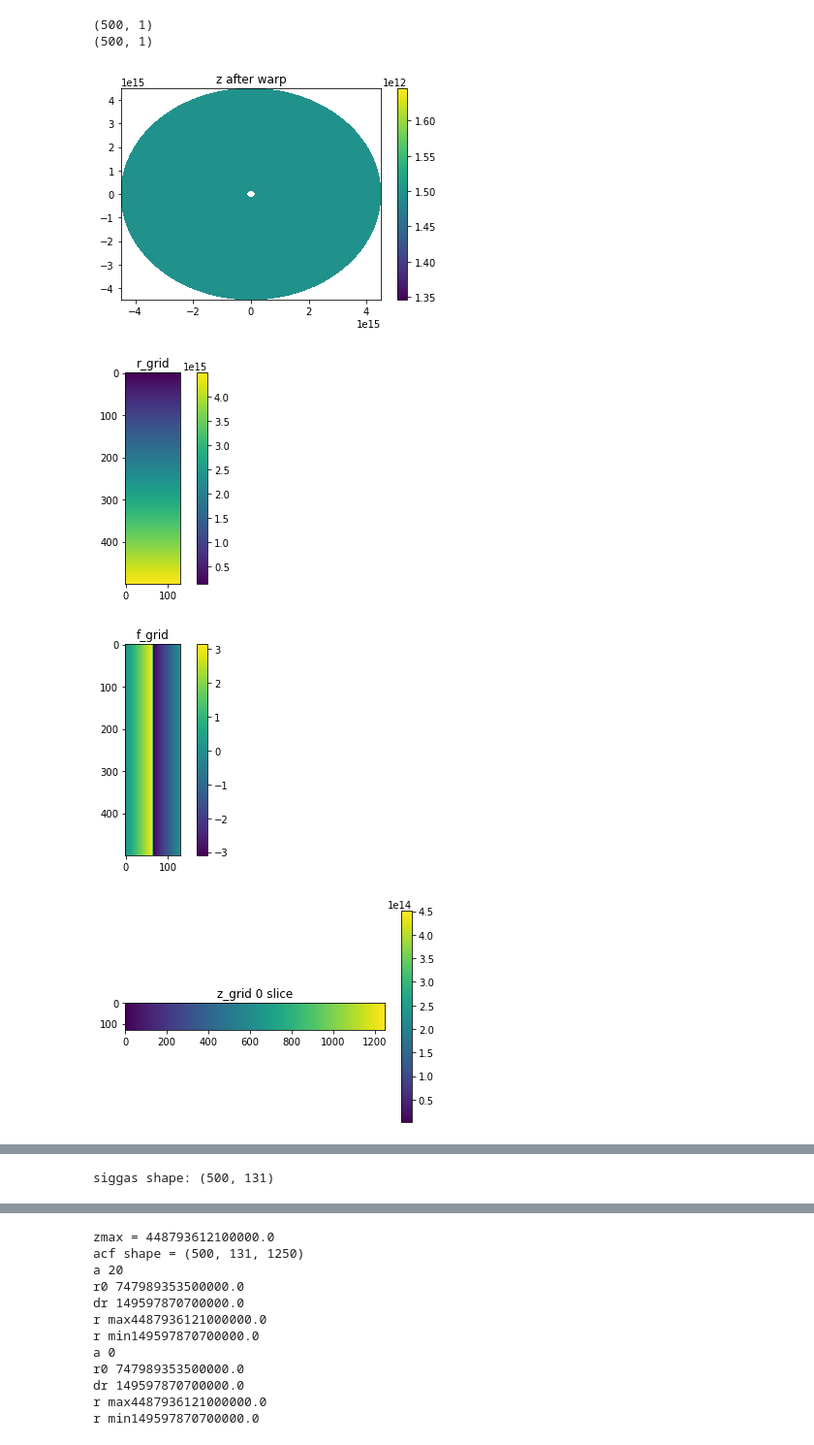
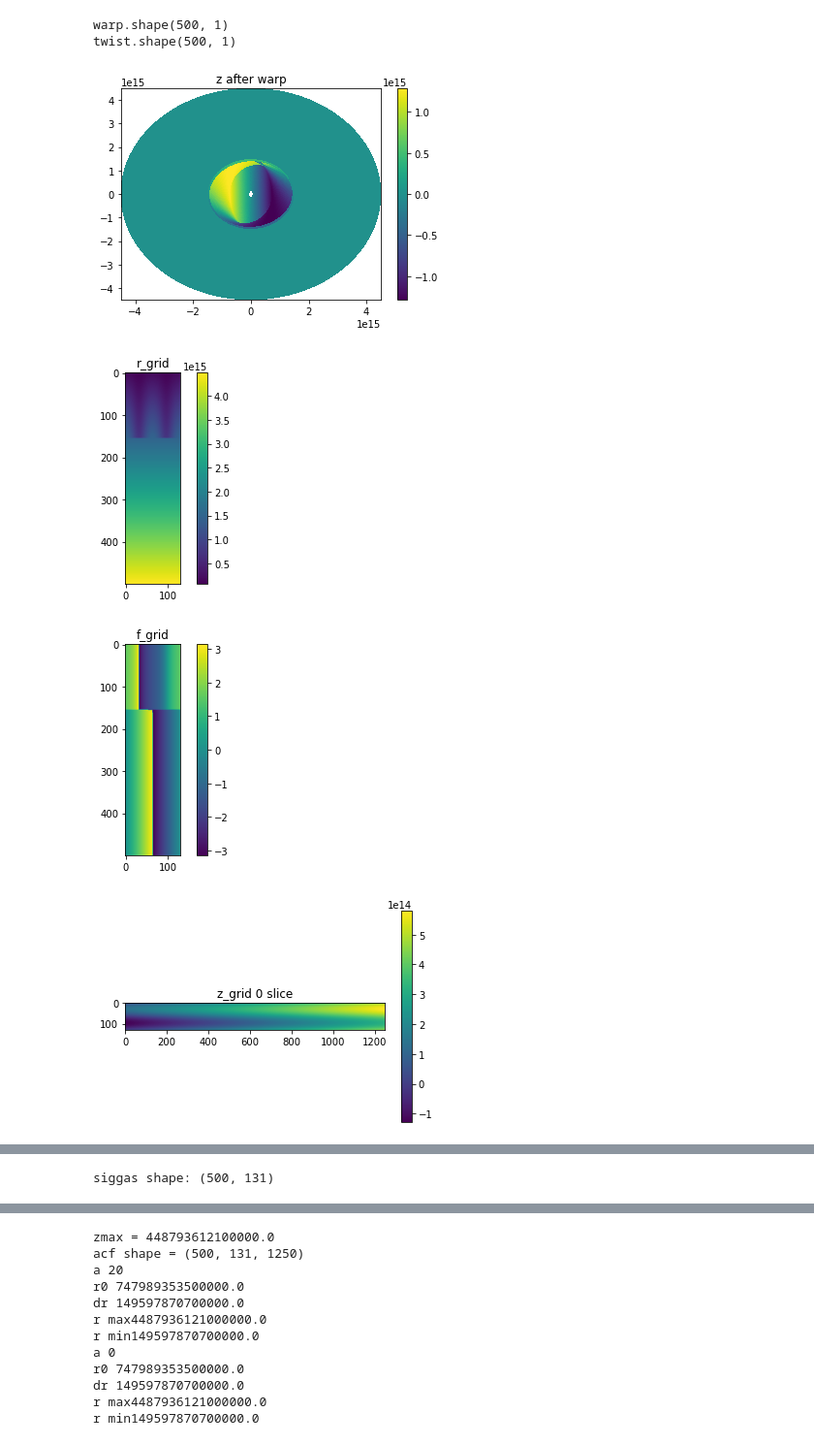
Before and after one commit to theochawla/49ceti_warpmodel, a Jupyter notebook: Warp/testing_code.ipynb, the cells around one changed output, grey strips where cells are left out. Shown at 97% size. Saved outputs shown, nothing was run; the diff lists cells and outputs as text; code cells hidden in the pictures.

Commit message:
warp: testing 3d input and ouputs

```diff
--- a/Warp/testing_code.ipynb
+++ b/Warp/testing_code.ipynb
@@ -6,5 +29,5 @@ import numpy as np
 # %%
-y=mine.Disk(Tmid0=14, sigbound=[1e-3,np.inf],zmax=30, McoG=1e-4, Aout=300.,incl=85, w_i=0, w_r0=0,w_dr=10,w_pa=0)
+y=mine.Disk(Tmid0=14, sigbound=[1e-3,np.inf],zmax=30, McoG=1e-4, Aout=300.,incl=84, w_i=60, w_r0=100,w_dr=1,w_pa=90)
 # %% [output]
 zmax = 448793612100000.0
 acf shape = (500, 131, 1250)
@@ -23,7 +46,7 @@ r min149597870700000.0
 [figure]
-(500, 1)
-(500, 1)
+warp.shape(500, 1)
+twist.shape(500, 1)
-[figure, old version]
+[figure, new version]
-[figure, old version]
+[figure, new version]
-[figure, old version]
+[figure, new version]
-[figure, old version]
+[figure, new version]
```
Also changed, not shown: parts of 4 cells of this notebook, 16 other files.
